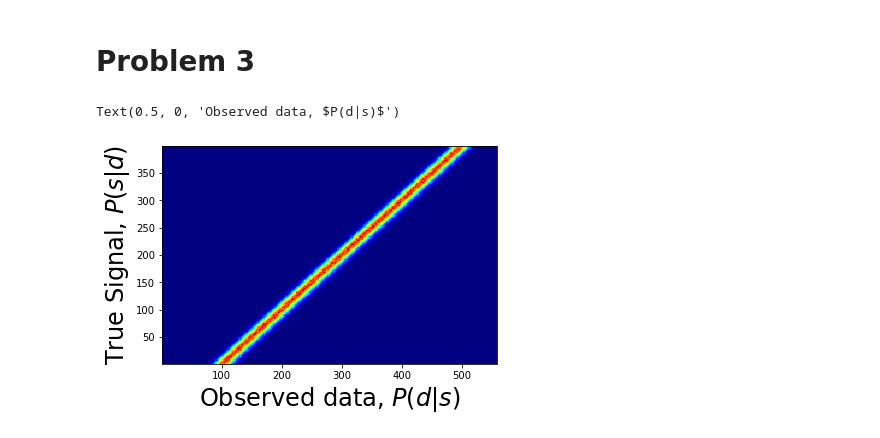
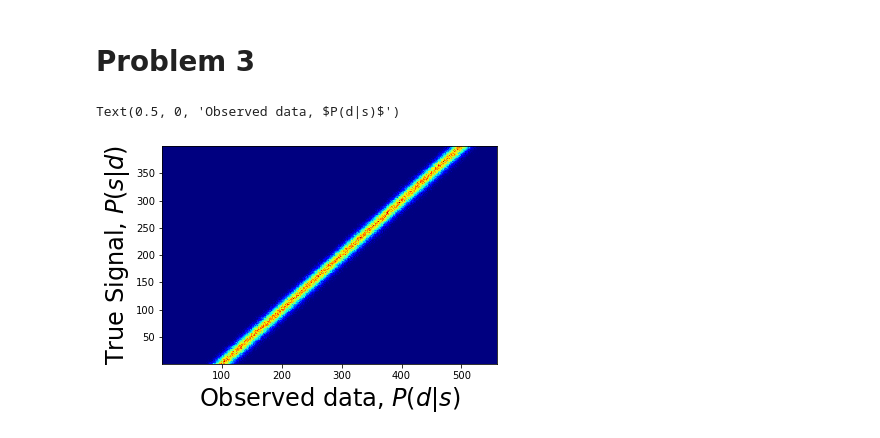
Before and after one commit to jarods00/PHYS434, a Jupyter notebook: Lab 6.ipynb, the cells around one changed output. Saved outputs shown, nothing was run; the diff lists cells and outputs as text; code cells hidden in the pictures.

```diff
--- a/Lab 6.ipynb
+++ b/Lab 6.ipynb
@@ -69,21 +78,21 @@ Above is the same histogram as before, but only the values above 180 (chosen arb
 # %%
 fig, ax = plt.subplots(1, 1)
 strength = 400
 signal = stats.uniform.rvs(loc = 0, scale = strength, size = 1000000)
 
 data = bkgd + signal
-signaledges = np.linspace(0, strength, int(strength / 2))
-dataedges = np.linspace(0, strength + 160, int((strength + 160) / 2))
+signaledges = np.linspace(0, strength, strength)
+dataedges = np.linspace(0, strength + 160, strength + 160)
 
 #Psd stores an array of data to signal
 Psd, temp, temp2 = np.histogram2d(data,signal, bins = [dataedges, signaledges], density = True)
 
 datacenters = (dataedges[:-1] + dataedges[1:]) / 2
 signalcenters = (signaledges[:-1] + signaledges[1:]) / 2
 
 plt.pcolormesh(datacenters, signalcenters, Psd.T, cmap = 'jet')
 plt.ylabel('True Signal, $P(s|d)$', fontsize = 24)
 plt.xlabel('Observed data, $P(d|s)$', fontsize = 24)
 # %% [output]
 Text(0.5, 0, 'Observed data, $P(d|s)$')
-[figure, old version]
+[figure, new version]
```
Also changed, not shown: parts of 8 cells of this notebook.
